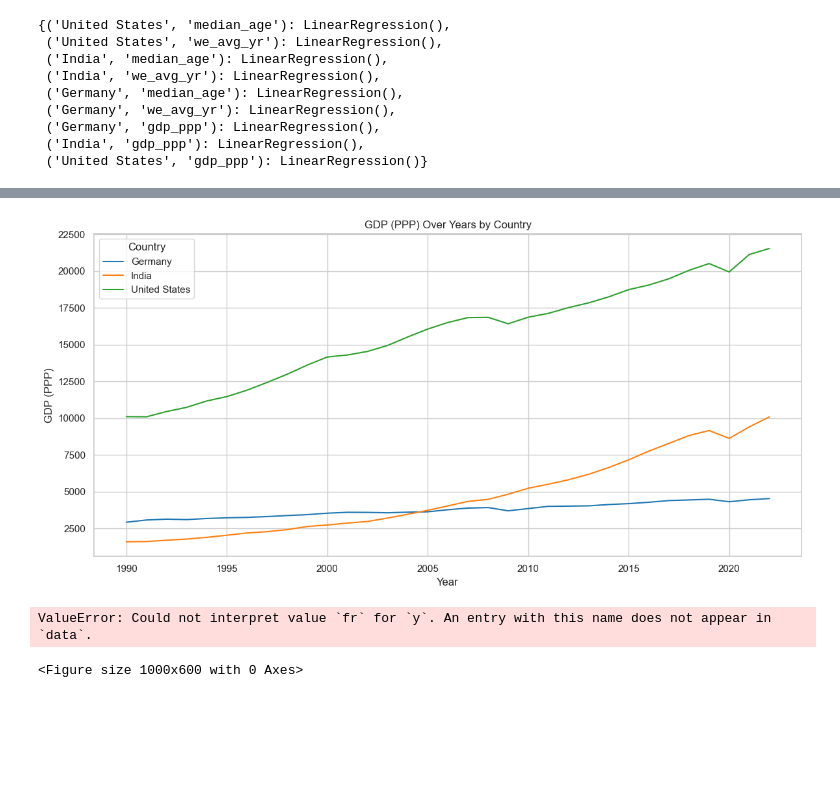
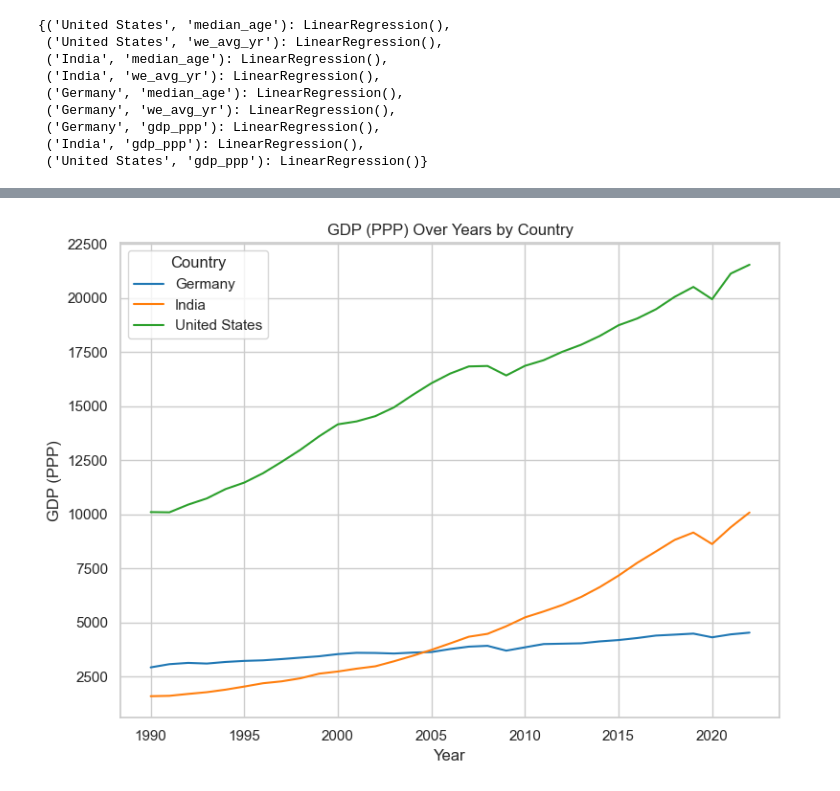
Before and after one commit to sathyaNEU/eco-gdp-predictor, a Jupyter notebook: notebook/model/start.ipynb, the cells around one changed output, grey strips where cells are left out. Cells and saved outputs as stored; diff of their text form; code cells hidden in the pictures; blank space fills up the shorter version.

```diff
--- a/notebook/model/start.ipynb
+++ b/notebook/model/start.ipynb
@@ -354,27 +372,24 @@ plt.show()
 # %%
 # Create the line chart
-import matplotlib.pyplot as plt
-import seaborn as sns
-
-plt.figure(figsize=(12, 6))
+plt.figure(figsize=(8, 6))
 sns.lineplot(
     data=data,
     x='Year',
     y='gdp_ppp',
     hue='Entity',  # Different lines for each country
     palette='tab10'  # Optional color palette
 )
 
 # Customize the plot
 plt.title('GDP (PPP) Over Years by Country')
 plt.xlabel('Year')
 plt.ylabel('GDP (PPP)')
 plt.legend(title='Country')
 plt.grid(True)
 plt.tight_layout()
 
 # Show the plot
 plt.show()
 # %% [output]
-[figure, old version]
+[figure, new version]
 # %%
@@ -384,12 +396,0 @@ test_data_prep_df = pd.DataFrame(test_data_prep)
-# %%
-plt.figure(figsize=(10, 6))
-sns.lineplot(data=test_data_prep_df, x='Year', y='fr', hue='Entity')
-
-plt.title('Year vs fr')
-plt.xlabel('Year')
-plt.ylabel('fr')
-plt.legend(title="Country")
-plt.show()
-# %% [output]
-ValueError: Could not interpret value `fr` for `y`. An entry with this name does not appear in `data`.
-<Figure size 1000x600 with 0 Axes>
```
Also changed, not shown: parts of 22 cells of this notebook, 5 other files.
